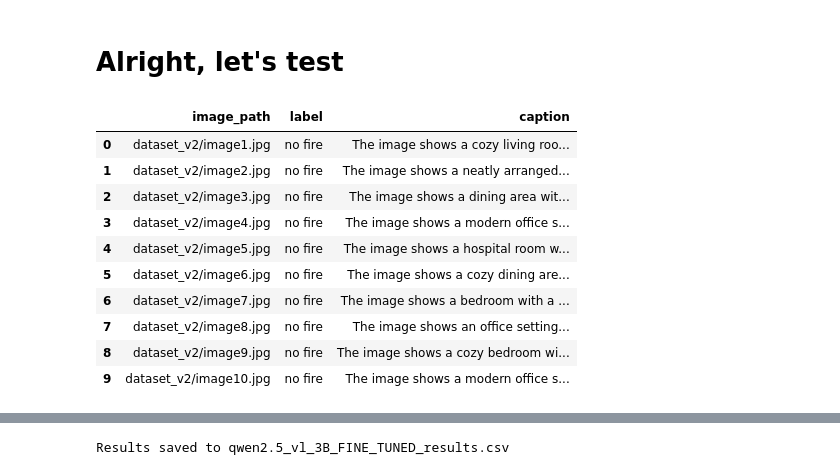
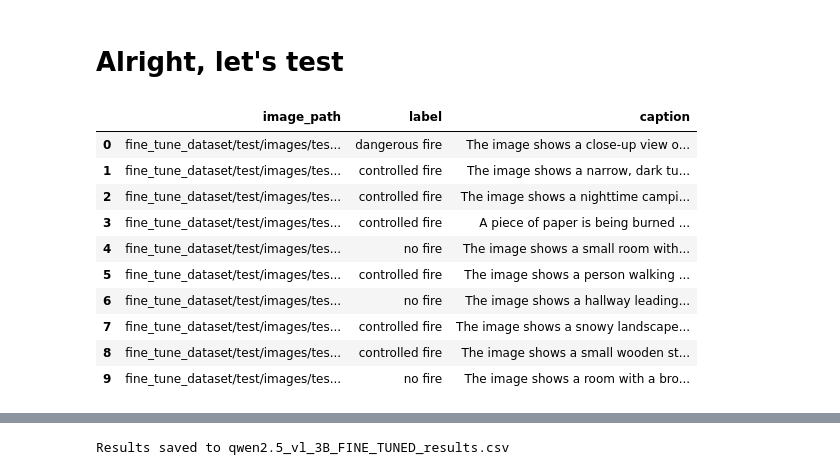
Before and after one commit to tmdeptrai/ContextFire-VLM, a Jupyter notebook: test_fine_tuned_model.ipynb, the cells around one changed output, grey strips where cells are left out. Drawn from its saved outputs; the diff is of its cells as text; code cells hidden in the pictures.

Commit message:
finished fine tuning

```diff
--- a/test_fine_tuned_model.ipynb
+++ b/test_fine_tuned_model.ipynb
@@ -110,20 +110,20 @@ output
 # Alright, let's test
 # %%
 # Load ground truth data
-df = pd.read_csv('labels_v2.csv')
+df = pd.read_csv('test_labels.csv')
 df.head(10)
 # %% [output]
 |  | image_path | label | caption |
-| 0 | dataset_v2/image1.jpg | no fire | The image shows a cozy living roo... |
-| 1 | dataset_v2/image2.jpg | no fire | The image shows a neatly arranged... |
-| 2 | dataset_v2/image3.jpg | no fire | The image shows a dining area wit... |
-| 3 | dataset_v2/image4.jpg | no fire | The image shows a modern office s... |
-| 4 | dataset_v2/image5.jpg | no fire | The image shows a hospital room w... |
-| 5 | dataset_v2/image6.jpg | no fire | The image shows a cozy dining are... |
-| 6 | dataset_v2/image7.jpg | no fire | The image shows a bedroom with a ... |
-| 7 | dataset_v2/image8.jpg | no fire | The image shows an office setting... |
-| 8 | dataset_v2/image9.jpg | no fire | The image shows a cozy bedroom wi... |
-| 9 | dataset_v2/image10.jpg | no fire | The image shows a modern office s... |
+| 0 | fine_tune_dataset/test/images/tes... | dangerous fire | The image shows a close-up view o... |
+| 1 | fine_tune_dataset/test/images/tes... | controlled fire | The image shows a narrow, dark tu... |
+| 2 | fine_tune_dataset/test/images/tes... | controlled fire | The image shows a nighttime campi... |
+| 3 | fine_tune_dataset/test/images/tes... | controlled fire | A piece of paper is being burned ... |
+| 4 | fine_tune_dataset/test/images/tes... | no fire | The image shows a small room with... |
+| 5 | fine_tune_dataset/test/images/tes... | controlled fire | The image shows a person walking ... |
+| 6 | fine_tune_dataset/test/images/tes... | no fire | The image shows a hallway leading... |
+| 7 | fine_tune_dataset/test/images/tes... | controlled fire | The image shows a snowy landscape... |
+| 8 | fine_tune_dataset/test/images/tes... | controlled fire | The image shows a small wooden st... |
+| 9 | fine_tune_dataset/test/images/tes... | no fire | The image shows a room with a bro... |
 # %%
 import time, re
 device = "cuda"
```
Also changed, not shown: parts of 5 cells of this notebook, 10 other files.
